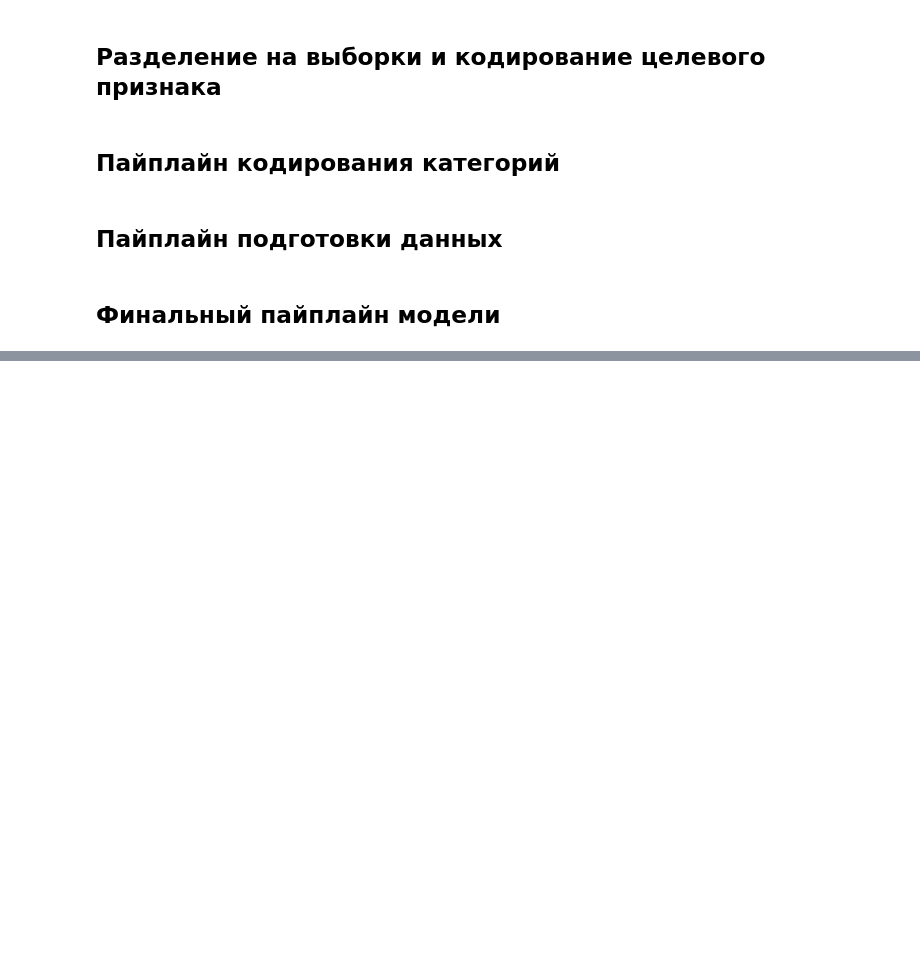
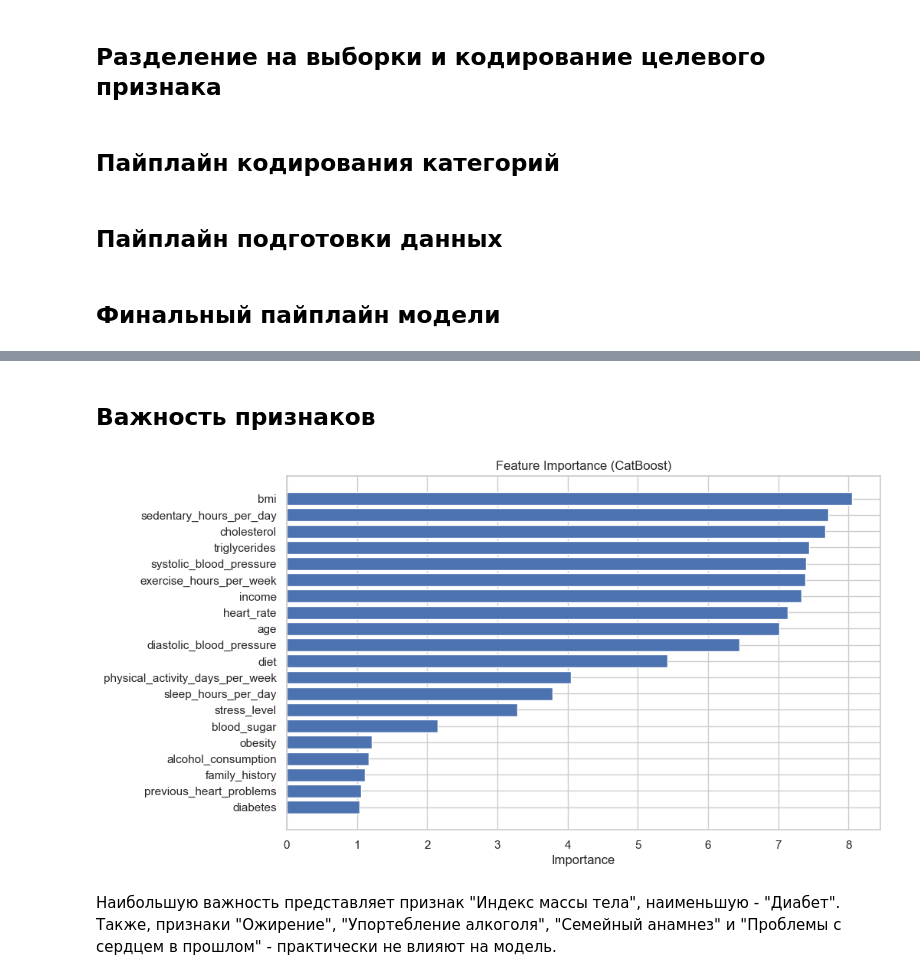
Before and after one commit to Schwarzepolizei/heart-attack-prediction, a Jupyter notebook: heart-attack-prediction.ipynb, the cells around one changed output, grey strips where cells are left out. Drawn from its saved outputs; the diff is of its cells as text; code cells hidden in the pictures; blank space fills up the shorter version.

Commit message:
Поиск лучшей модели и анализ признаков

```diff
--- a/heart-attack-prediction.ipynb
+++ b/heart-attack-prediction.ipynb
@@ -859,7 +868,7 @@ vif_data
 # %% [markdown]
 ## Определение списков столбцов
 # %%
-ohe_cols = ['diabetes',
+cat_features = ['diabetes',
             'family_history',
             'smoking',
             'obesity',
@@ -923,0 +1008,26 @@ NameError: name 'DecisionTreeClassifier' is not defined
+# %%
+cat_model = CatBoostClassifier(
+    iterations=3000,
+    learning_rate=0.03,
+    depth=7,
+    eval_metric='PRAUC',
+    colsample_bylevel=0.8,
+    random_seed=RANDOM_STATE,
+    verbose=100,
+    bootstrap_type='Bayesian',
+    class_weights=[1, 8]
+)
+
+start_time = time.time()
+cat_model.fit(
+    X_train, y_train,
+    cat_features=cat_features,
+    eval_set=(X_test, y_test),
+    use_best_model=True
+)
+end_time = time.time()
+
+y_pred_proba = cat_model.predict_proba(X_test)[:, 1]
+ap_score = roc_auc_score(y_test, y_pred_proba)
+print("roc_auc_score:", ap_score)
+print(f"Время обучения: {end_time - start_time:.2f} секунд")
@@ -923,0 +1113,22 @@ NameError: name 'DecisionTreeClassifier' is not defined
+# %% [markdown]
+## Важность признаков
+# %%
+feature_importances = cat_model.get_feature_importance(prettified=True)
+
+df_importance = pd.DataFrame({
+    "Feature": feature_importances["Feature Id"],
+    "Importance": feature_importances["Importances"]
+})
+
+df_importance = df_importance.sort_values(by="Importance", ascending=False)
+
+plt.figure(figsize=(10, 6))
+plt.barh(df_importance["Feature"].head(20), df_importance["Importance"].head(20))
+plt.gca().invert_yaxis()
+plt.xlabel("Importance")
+plt.title("Feature Importance (CatBoost)")
+plt.show()
+# %% [output]
+[figure, added]
+# %% [markdown]
+Наибольшую важность представляет признак "Индекс массы тела", наименьшую - "Диабет". Также, признаки "Ожирение", "Упортебление алкоголя", "Семейный анамнез" и "Проблемы с сердцем в прошлом" - практически не влияют на модель.
```
Also changed, not shown: parts of 16 cells of this notebook, 6 other files.
